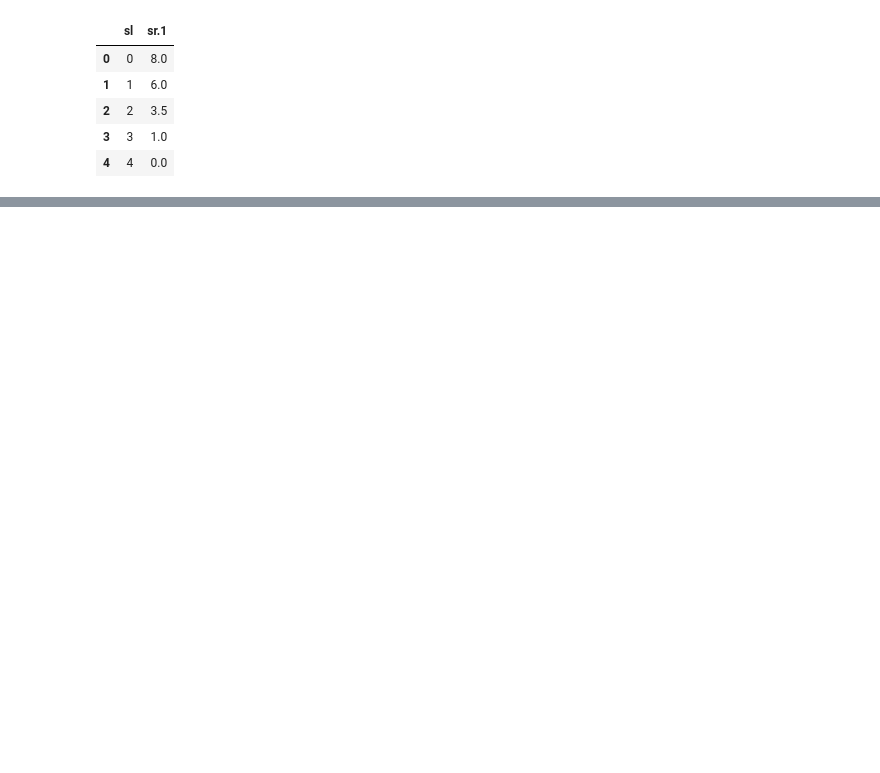
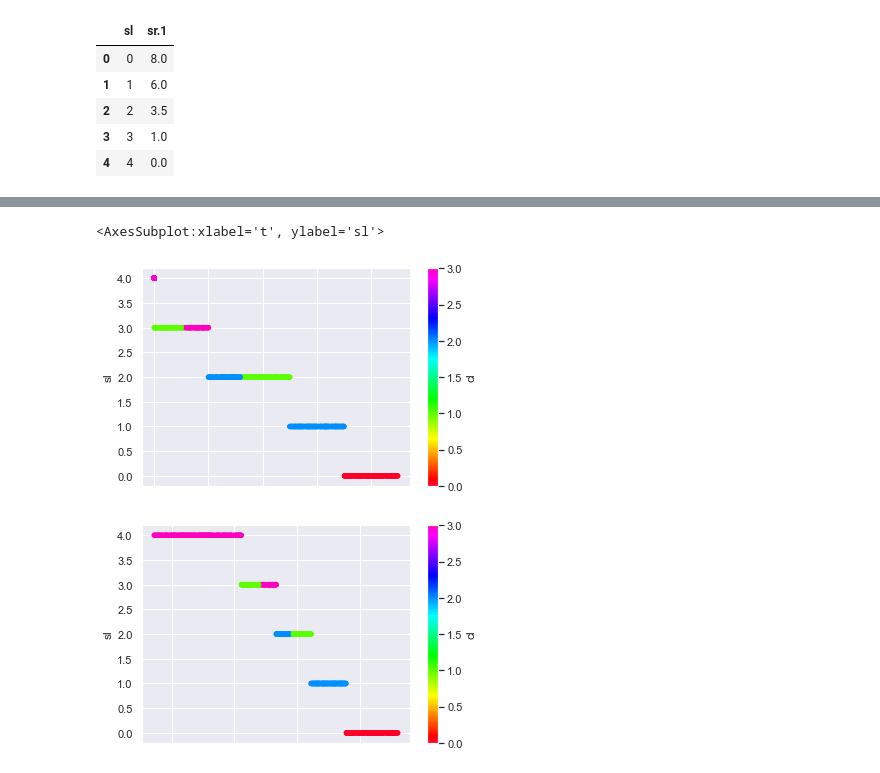
Before and after one commit to TsienJin/SC1015-Project, a Jupyter notebook: EDA/EDA.ipynb, the cells around one changed output, grey strips where cells are left out. Drawn from its saved outputs; the diff is of its cells as text; code cells hidden in the pictures; blank space fills up the shorter version.

```diff
--- a/EDA/EDA.ipynb
+++ b/EDA/EDA.ipynb
@@ -190,0 +268,16 @@ sleepData[['sl', 'sr.1']].groupby(['sl'], as_index=False).mean().sort_values(by=
+# %%
+#Initialize the class object
+kmeans = KMeans(n_clusters= 4)
+kmeans.fit(train)
+
+# Trying to visualise the scatterplot between stress level (sl) and sleep hours (sr.1)
+train['cl'] = kmeans.labels_
+train.plot.scatter('sr.1', 'sl', c='cl', colormap='gist_rainbow')
+
+# Trying to visualise the scatterplot between stress level (sl) and body temperature (t)
+train['cl'] = kmeans.labels_
+train.plot.scatter('t', 'sl', c='cl', colormap='gist_rainbow')
+# %% [output]
+<AxesSubplot:xlabel='t', ylabel='sl'>
+[figure, added]
+[figure, added]
```
Also changed, not shown: parts of 14 cells of this notebook.
